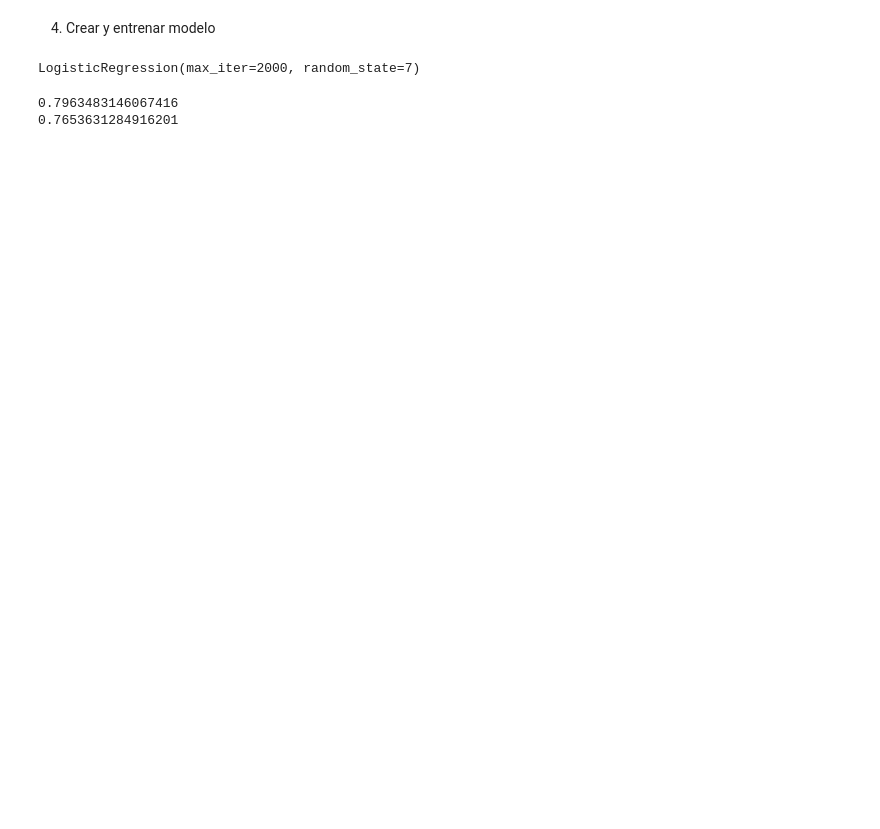
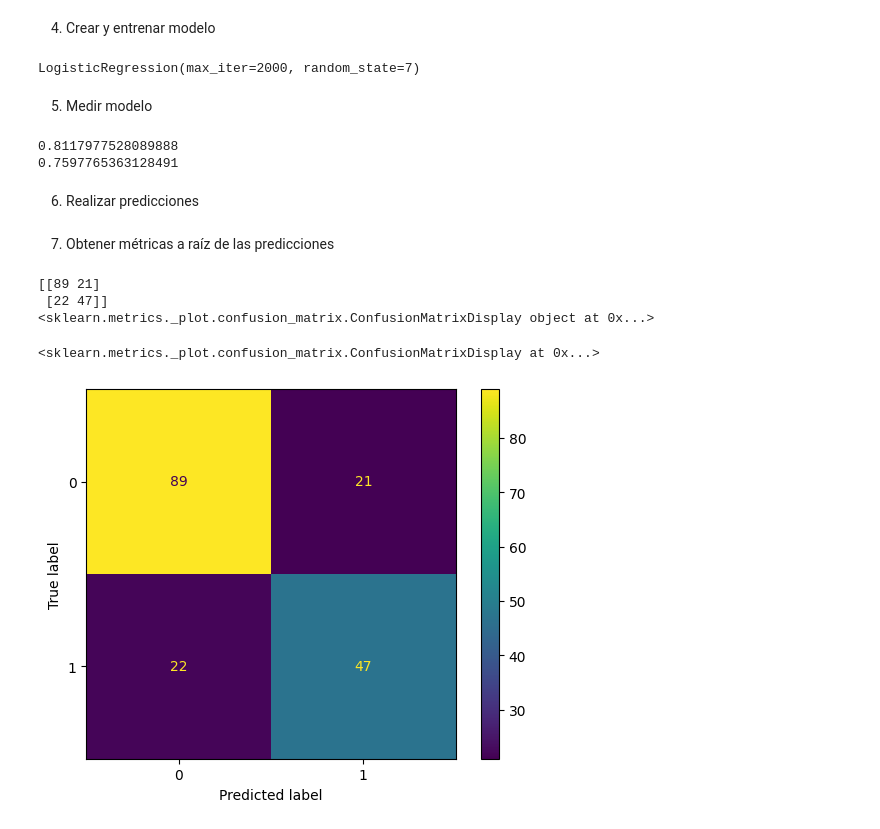
Before and after one commit to charligram/2_titanic, a Jupyter notebook: notebooks/analysis.ipynb, the cells around one changed output. Saved outputs shown, nothing was run; the diff lists cells and outputs as text; code cells hidden in the pictures; blank space fills up the shorter version.

Commit message:
Diagrama de confusión/Corrección embarked(moda)/Add gitignore

```diff
--- a/notebooks/analysis.ipynb
+++ b/notebooks/analysis.ipynb
@@ -106,13 +108,10 @@ df_drop_cabin = df_edad_rellenada.drop(columns=['Cabin'])
 # %% [markdown]
 Rellenar los valores faltantes de Embarked, son pocos pero esto es para tener un DataFrame mas limpio y fácil de trabajar. Se aplica la funcion lambda en donde es "na" se elige un Embarked aleatorio
 # %%
-valores_posibles_embarked = df_drop_cabin['Embarked'].dropna().unique()
-print(valores_posibles_embarked)
-serie_embarked_procesado = df_drop_cabin['Embarked'].apply(
-    lambda x: random.choice(valores_posibles_embarked) if pd.isna(x) else x
-)
+moda_embarked = df_drop_cabin['Embarked'].mode().iloc[0]
+print(str(moda_embarked))
+df_drop_cabin['Embarked'] = df_drop_cabin['Embarked'].fillna(moda_embarked)
+df_drop_cabin.info()
 df_procesado = df_drop_cabin
-df_procesado['Embarked'] = serie_embarked_procesado
-
 df_procesado.info()
 # %% [output]
@@ -548,7 +547,7 @@ Para el trabajo con machine learning la idea es poder aprender con los datos que
 # %% [markdown]
 1. Primero quitaremos columnas que no vamos a utilizar, cambiar los valores de Sex a 0 y 1. Además lógica para crear 3 columnas, una para cada tipo de Embarked, marcando 1 en donde corresponda.
 # %%
-df_ml = df_procesado.drop(columns=['PassengerId', 'Name', 'SibSp', 'Parch', 'Ticket', 'Sobreviviente'])
+df_ml = df_procesado.drop(columns=['PassengerId', 'Name', 'Ticket', 'Sobreviviente'])
 
 df_ml['Sex'] = df_ml['Sex'].map({'female': 0, 'male': 1})
 
@@ -570,5 +569,5 @@ X_train, X_test, y_train, y_test = train_test_split(X, y, train_size=0.8, random
 Además se ocupa 1 objeto escalador que guarda la forma de escalar de "Age" y "Fare" en ese orden, entonces cuando se transforma es necesario escalar en el mismo orden ya que va a aplicar lo aprendido en el orden de "Age" y "Fare" respectivamente
 # %%
 scaler_standardscaler = StandardScaler()
-X_train[['Age', 'Fare']] = scaler_standardscaler.fit_transform(X_train[['Age', 'Fare']])
-X_test[['Age', 'Fare']] = scaler_standardscaler.transform(X_test[['Age', 'Fare']])
+X_train[['Age', 'Fare','SibSp', 'Parch']] = scaler_standardscaler.fit_transform(X_train[['Age', 'Fare', 'SibSp', 'Parch']])
+X_test[['Age', 'Fare', 'SibSp', 'Parch']] = scaler_standardscaler.transform(X_test[['Age', 'Fare', 'SibSp', 'Parch']])
@@ -582,9 +583,29 @@ model = LogisticRegression(
 model.fit(X_train, y_train)
 # %% [output]
 LogisticRegression(max_iter=2000, random_state=7)
+# %% [markdown]
+5. Medir modelo
 # %%
 print(model.score(X_train, y_train))
 print(model.score(X_test, y_test))
 # %% [output]
-0.7963483146067416
-0.7653631284916201
+0.8117977528089888
+0.7597765363128491
+# %% [markdown]
+6. Realizar predicciones
+# %%
+y_pred = model.predict(X_test)
+# %% [markdown]
+7. Obtener métricas a raíz de las predicciones
+# %%
+matriz_confusion = confusion_matrix(y_test, y_pred)
+print(matriz_confusion)
+display_matriz_confusion = ConfusionMatrixDisplay(confusion_matrix=matriz_confusion)
+print(display_matriz_confusion)
+display_matriz_confusion.plot()
+# %% [output]
+[[89 21]
+ [22 47]]
+<sklearn.metrics._plot.confusion_matrix.ConfusionMatrixDisplay object at 0x...>
+<sklearn.metrics._plot.confusion_matrix.ConfusionMatrixDisplay at 0x...>
+[figure, added]
```
Also changed, not shown: parts of 6 cells of this notebook, 3 other files.
